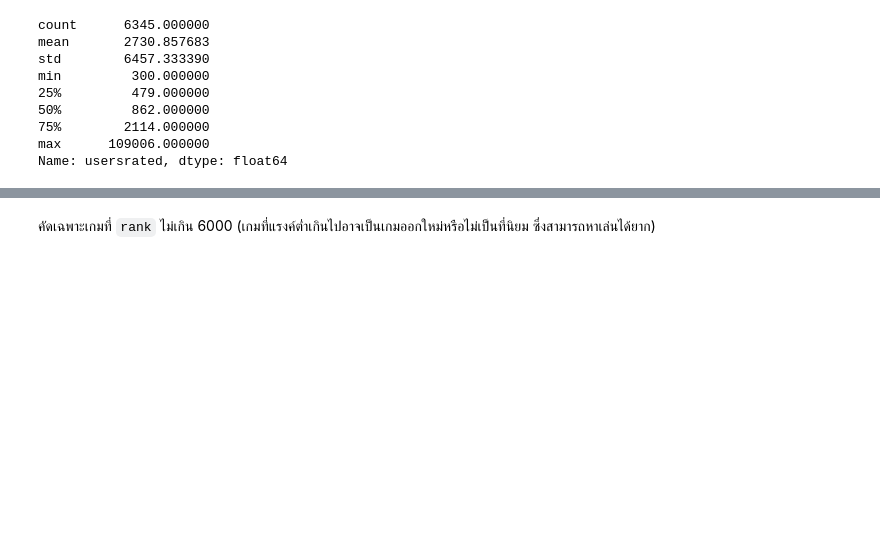
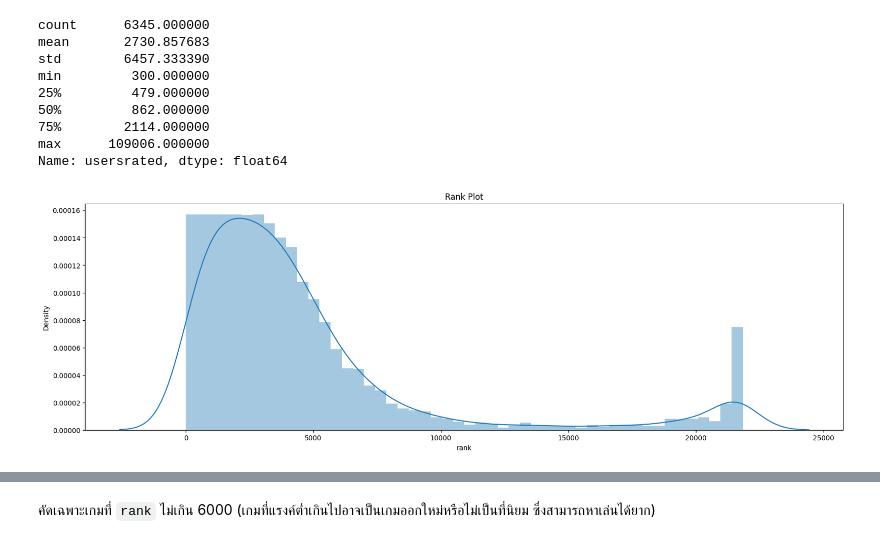
Before and after one commit to Kopzzz/Board-Game-RecCommu, a Jupyter notebook: code/1_Cleaning&EDA_BoardGames.ipynb, the cells around one changed output, grey strips where cells are left out. Cells and saved outputs as stored; diff of their text form; code cells hidden in the pictures; blank space fills up the shorter version.

```diff
--- a/code/1_Cleaning&EDA_BoardGames.ipynb
+++ b/code/1_Cleaning&EDA_BoardGames.ipynb
@@ -181,3 +189,10 @@ min         300.000000
 75%        2114.000000
 max      109006.000000
 Name: usersrated, dtype: float64
+# %%
+plt.figure(figsize=(20,6))
+plt.title('Rank Plot')
+sns.distplot(df_bg['rank'])
+plt.show()
+# %% [output]
+[figure, added]
```
Also changed, not shown: parts of 5 cells of this notebook, 1 other file.
